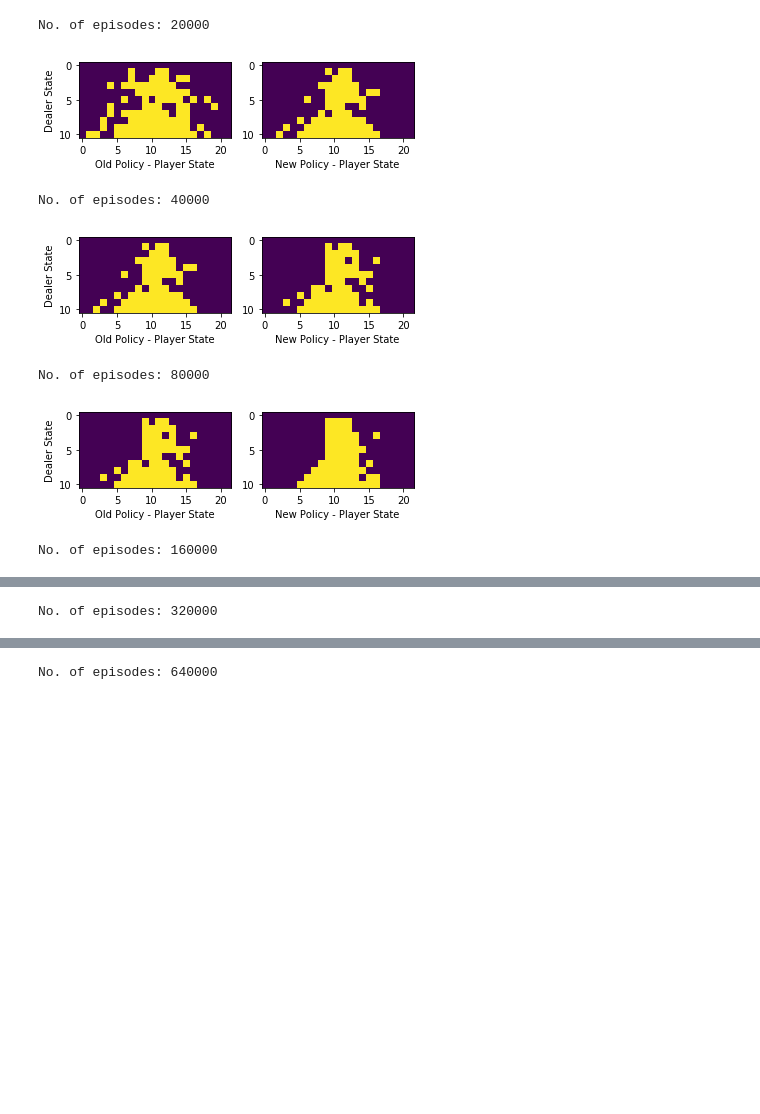
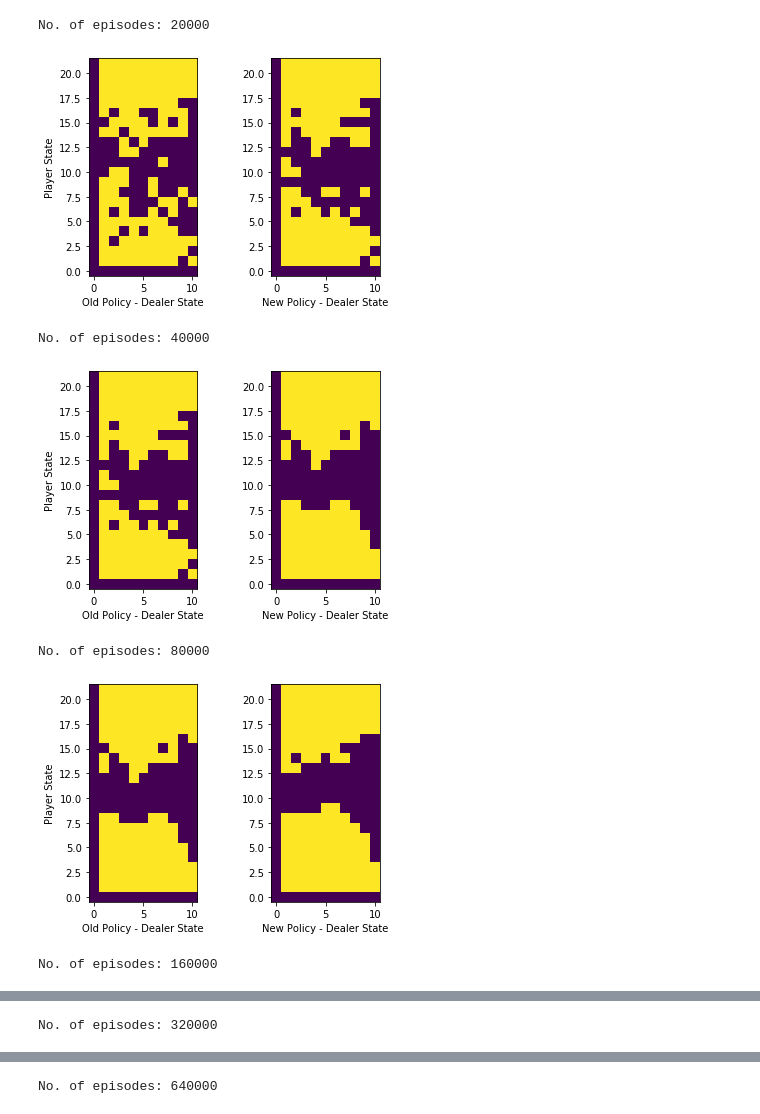
Before and after one commit to kenchan0824/davidsilver-ucl-reinforcement-learning, a Jupyter notebook: Test_Easy21_QLearn.ipynb, the cells around one changed output, grey strips where cells are left out. Saved outputs shown, nothing was run; the diff lists cells and outputs as text; code cells hidden in the pictures; blank space fills up the shorter version.

```diff
--- a/Test_Easy21_QLearn.ipynb
+++ b/Test_Easy21_QLearn.ipynb
@@ -8,33 +8,35 @@ import easy21
 # %%
 %matplotlib inline
 
 env = easy21.Easy21Env()
-agent = easy21.QLearnAgent(env, gamma=1, N0=640000)
+agent = easy21.QLearnAgent(env, gamma=1, N0=100)
 
 K = 10000
 Q = agent.learn(K)
 A_ = np.argmax(Q, axis=2)
 A = np.ones_like(A_)
 while (not np.array_equal(A_, A) and K < 640000):
     A = A_
     K *= 2
     print('No. of episodes: {:}'.format(K))
     Q = agent.learn(K)
     A_ = np.argmax(Q, axis=2)
 
     plt.subplot(1,2,1)
-    plt.imshow(A.T, cmap='viridis')
-    plt.xlabel('Old Policy - Player State')
-    plt.ylabel('Dealer State')
+    plt.imshow(A, cmap='viridis')
+    plt.xlabel('Old Policy - Dealer State')
+    plt.ylabel('Player State')
+    plt.gca().invert_yaxis()
     plt.subplot(1,2,2)
-    plt.imshow(A_.T, cmap='viridis')
-    plt.xlabel('New Policy - Player State')
+    plt.imshow(A_, cmap='viridis')
+    plt.xlabel('New Policy - Dealer State')
+    plt.gca().invert_yaxis()
     plt.show()
 # %% [output]
 No. of episodes: 20000
-[figure, old version]
+[figure, new version]
 No. of episodes: 40000
-[figure, old version]
+[figure, new version]
 No. of episodes: 80000
-[figure, old version]
+[figure, new version]
 No. of episodes: 160000
```
Also changed, not shown: parts of 4 cells of this notebook, 15 other files.
